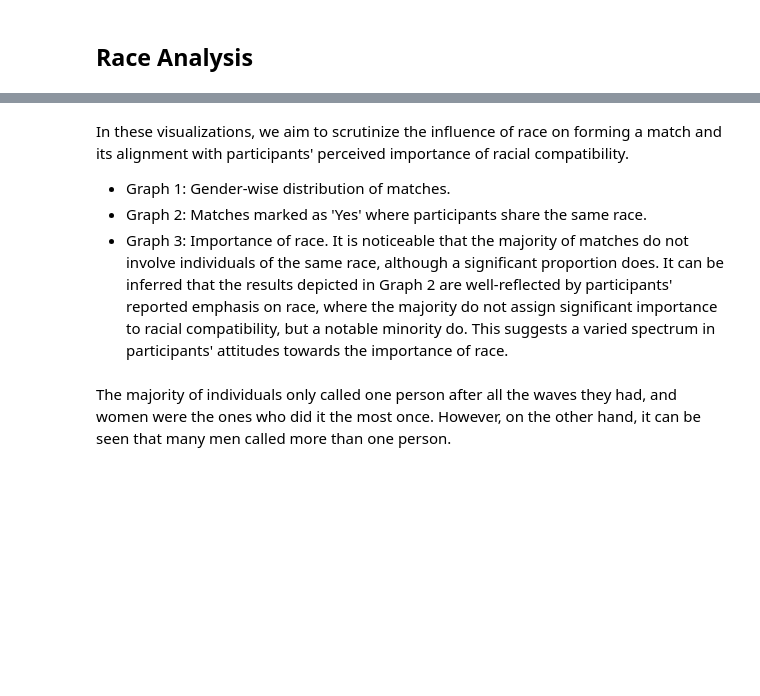
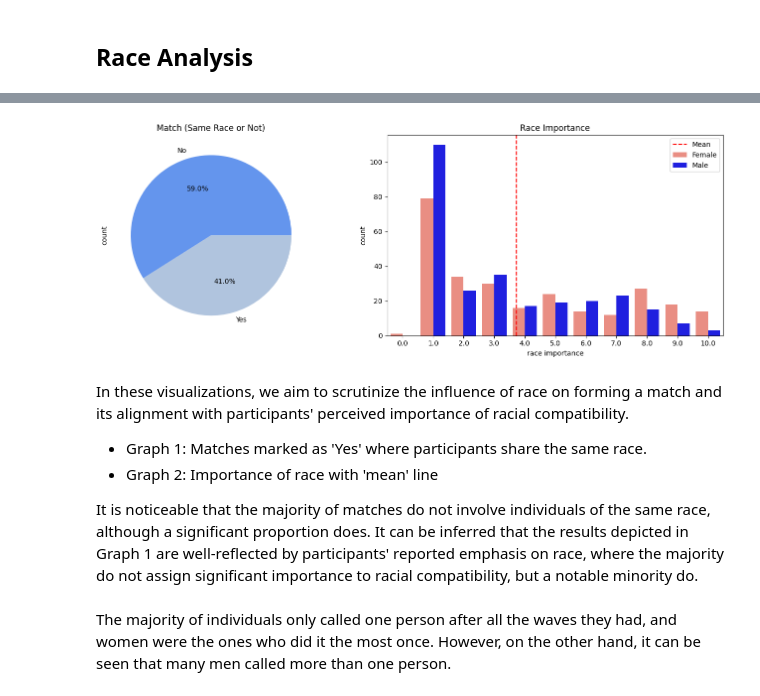
Before and after one commit to eugeniamellano/Bloc-2, a Jupyter notebook: Speed_Dating/Tinder-Project.ipynb, the cells around one changed output, grey strips where cells are left out. Cells and saved outputs as stored; diff of their text form; code cells hidden in the pictures; blank space fills up the shorter version.

```diff
--- a/Speed_Dating/Tinder-Project.ipynb
+++ b/Speed_Dating/Tinder-Project.ipynb
@@ -540,10 +516,39 @@ plt.show()
+# %%
+# Filter the data for the chart
+df_filtered = df[df['match'] == 'Yes']
+
+# Calculate the mean of 'race importance'
+mean_race_importance = dataset_unique['race importance'].mean()
+
+# Create figure and axes for subplots
+fig, axs = plt.subplots(ncols=2, figsize=(14, 5))
+
+# Chart 1: Match (Same Race or Not) (pie chart)
+df_filtered['samerace'].value_counts().plot(kind='pie', ax=axs[0], colors=['cornflowerblue', 'lightsteelblue'], autopct='%1.1f%%')
+axs[0].set(title='Match (Same Race or Not)')
+
+# Chart 2: Race Importance (countplot)
+sns.countplot(x="race importance", hue="gender", palette=['salmon', 'blue'], data=dataset_unique, ax=axs[1]).set(title='Race Importance')
+
+# Add a horizontal line for the mean value of 'race importance'
+axs[1].axvline(mean_race_importance, color='red', linestyle='--', label='Mean')
+axs[1].legend()
+
+# Adjust layout to avoid overlaps
+plt.tight_layout()
+
+# Show the chart
+plt.show()
+# %% [output]
+[figure, added]
 # %% [markdown]
 In these visualizations, we aim to scrutinize the influence of race on forming a match and its alignment with participants' perceived importance of racial compatibility.
 
-- Graph 1: Gender-wise distribution of matches.
-- Graph 2: Matches marked as 'Yes' where participants share the same race.
-- Graph 3: Importance of race.
-It is noticeable that the majority of matches do not involve individuals of the same race, although a significant proportion does. It can be inferred that the results depicted in Graph 2 are well-reflected by participants' reported emphasis on race, where the majority do not assign significant importance to racial compatibility, but a notable minority do. This suggests a varied spectrum in participants' attitudes towards the importance of race.
+- Graph 1: Matches marked as 'Yes' where participants share the same race.
+- Graph 2: Importance of race with 'mean' line
+
+
+It is noticeable that the majority of matches do not involve individuals of the same race, although a significant proportion does. It can be inferred that the results depicted in Graph 1 are well-reflected by participants' reported emphasis on race, where the majority do not assign significant importance to racial compatibility, but a notable minority do.
 # %%
 
 df_numdat_3 = df[df['numdat_3'] > 0]
```
Also changed, not shown: parts of 6 cells of this notebook.
